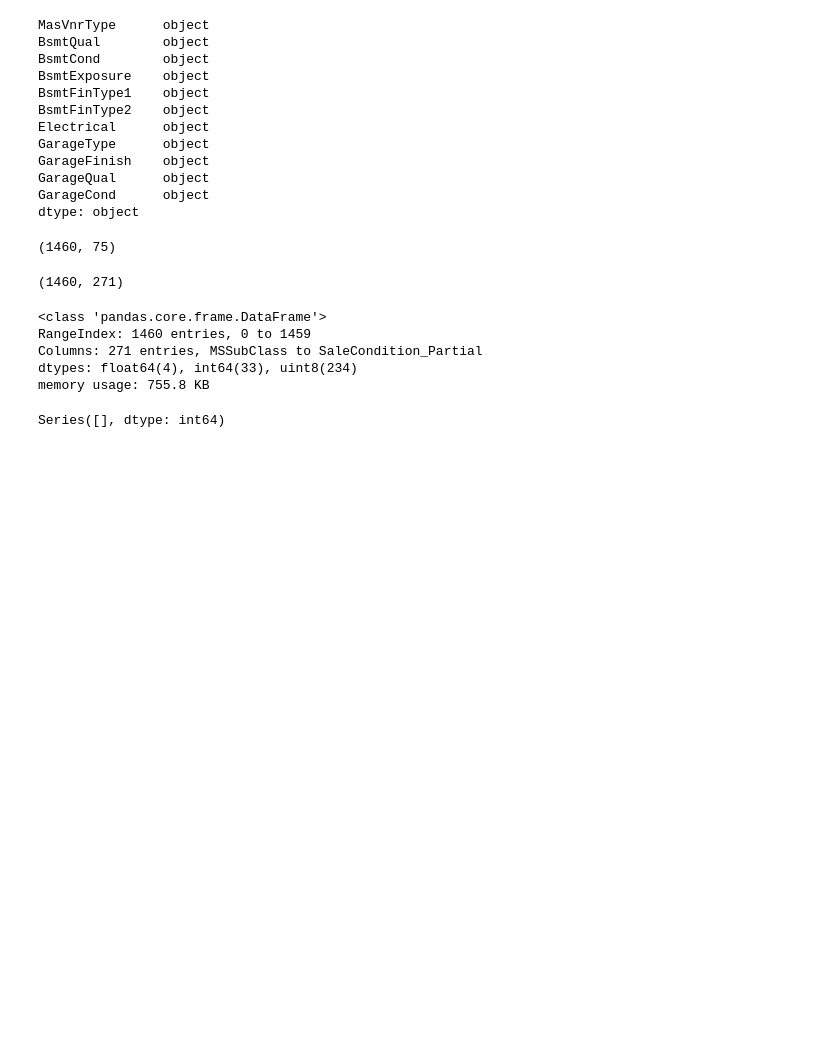
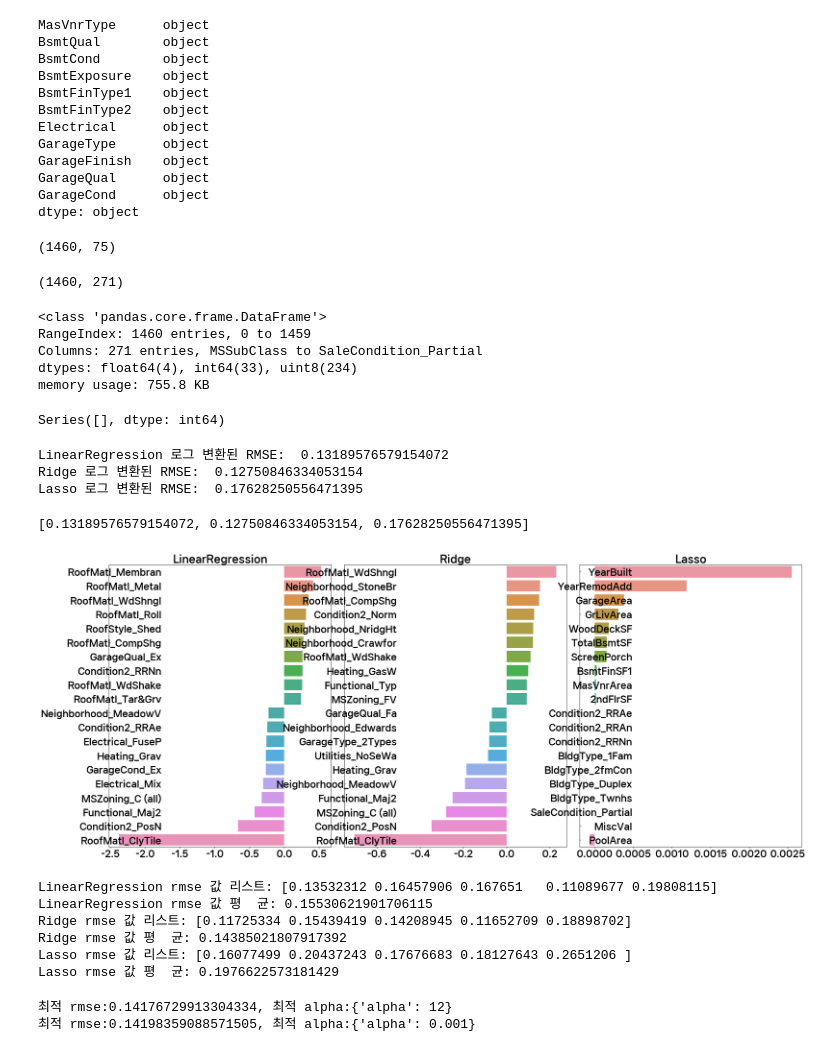
Before and after one commit to 107131n/phython_ex, a Jupyter notebook: 09_시계열/04_house.ipynb, the cells around one changed output. Cells and saved outputs as stored; diff of their text form; code cells hidden in the pictures; blank space fills up the shorter version.

```diff
--- a/09_시계열/04_house.ipynb
+++ b/09_시계열/04_house.ipynb
@@ -148,0 +168,21 @@ Series([], dtype: int64)
+# %%
+y = house_df_ohe['SalePrice']
+X = house_df_ohe.drop(columns=['SalePrice'])
+X_train, X_test, y_train, y_test = train_test_split(X,
+                                                    y,
+                                                    test_size=0.2,
+                                                    random_state=156)
+lr_reg = LinearRegression()
+lr_reg.fit(X_train, y_train)
+ridge_reg = Ridge()
+ridge_reg.fit(X_train, y_train)
+lasso_reg = Lasso()
+lasso_reg.fit(X_train, y_train)
+
+models = [lr_reg, ridge_reg, lasso_reg]
+get_rmses(models)
+# %% [output]
+LinearRegression 로그 변환된 RMSE:  0.13189576579154072
+Ridge 로그 변환된 RMSE:  0.12750846334053154
+Lasso 로그 변환된 RMSE:  0.17628250556471395
+[0.13189576579154072, 0.12750846334053154, 0.17628250556471395]
@@ -148,0 +192,24 @@ Series([], dtype: int64)
+# %%
+def get_top_bottom_coef(model, n=10):
+    coef = pd.Series(model.coef_,index=X.columns)
+    coef_high = coef.sort_values(ascending=False).head(n)
+    coef_low = coef.sort_values(ascending=False).tail(n)
+    return coef_high, coef_low
+# %%
+def visualize_coefficient(models):
+    fig, axs = plt.subplots(figsize=(24,10),ncols=3,nrows=1)
+    fig.tight_layout()
+    for i_num, model in enumerate(models):
+        coef_high, coef_low = get_top_bottom_coef(model)
+        coef_concat = pd.concat([coef_high, coef_low])
+        axs[i_num].set_title(model.__class__.__name__,size=25)
+        axs[i_num].tick_params(axis='y',direction='in',pad=-128)
+        for label in (axs[i_num].get_xticklabels()+axs[i_num].get_yticklabels()):
+            label.set_fontsize(22)
+        sns.barplot(x=coef_concat.values,y=coef_concat.index,ax=axs[i_num])
+# %%
+plt.rcParams['axes.unicode_minus'] = False
+models=[lr_reg, ridge_reg, lasso_reg]
+visualize_coefficient(models)
+# %% [output]
+[figure, added]
@@ -148,0 +230,13 @@ Series([], dtype: int64)
+# %%
+models=[lr_reg, ridge_reg, lasso_reg]
+get_avg_rmse_cv(models)
+# LinearRegression 로그 변환된 RMSE:  0.13189576579154072
+# Ridge 로그 변환된 RMSE:  0.12750846334053154
+# Lasso 로그 변환된 RMSE:  0.17628250556471395
+# %% [output]
+LinearRegression rmse 값 리스트: [0.13532312 0.16457906 0.167651   0.11089677 0.19808115]
+LinearRegression rmse 값 평  균: 0.15530621901706115
+Ridge rmse 값 리스트: [0.11725334 0.15439419 0.14208945 0.11652709 0.18898702]
+Ridge rmse 값 평  균: 0.14385021807917392
+Lasso rmse 값 리스트: [0.16077499 0.20437243 0.17676683 0.18127643 0.2651206 ]
+Lasso rmse 값 평  균: 0.1976622573181429
@@ -148,0 +253,8 @@ Series([], dtype: int64)
+# %%
+ridge_params = {'alpha':[0.05,0.1,1,5,8,10,12,15,20]}
+lasso_params = {'alpha':[0.001,0.005,0.008,0.05,0.03,0.1,1,5,10]}
+print_best_params(ridge_reg, ridge_params)
+print_best_params(lasso_reg, lasso_params)
+# %% [output]
+최적 rmse:0.14176729913304334, 최적 alpha:{'alpha': 12}
+최적 rmse:0.14198359088571505, 최적 alpha:{'alpha': 0.001}
```
Also changed, not shown: parts of 23 cells of this notebook, 18 other files.
